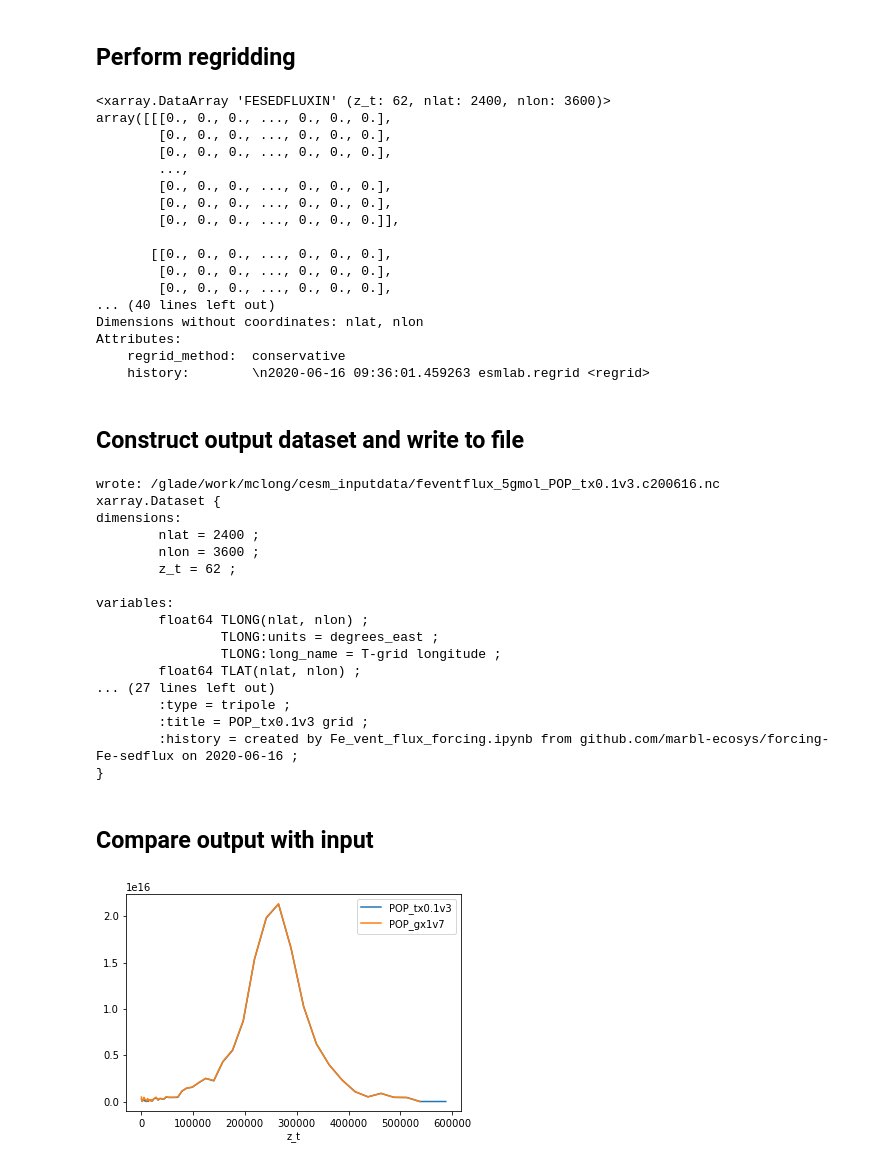
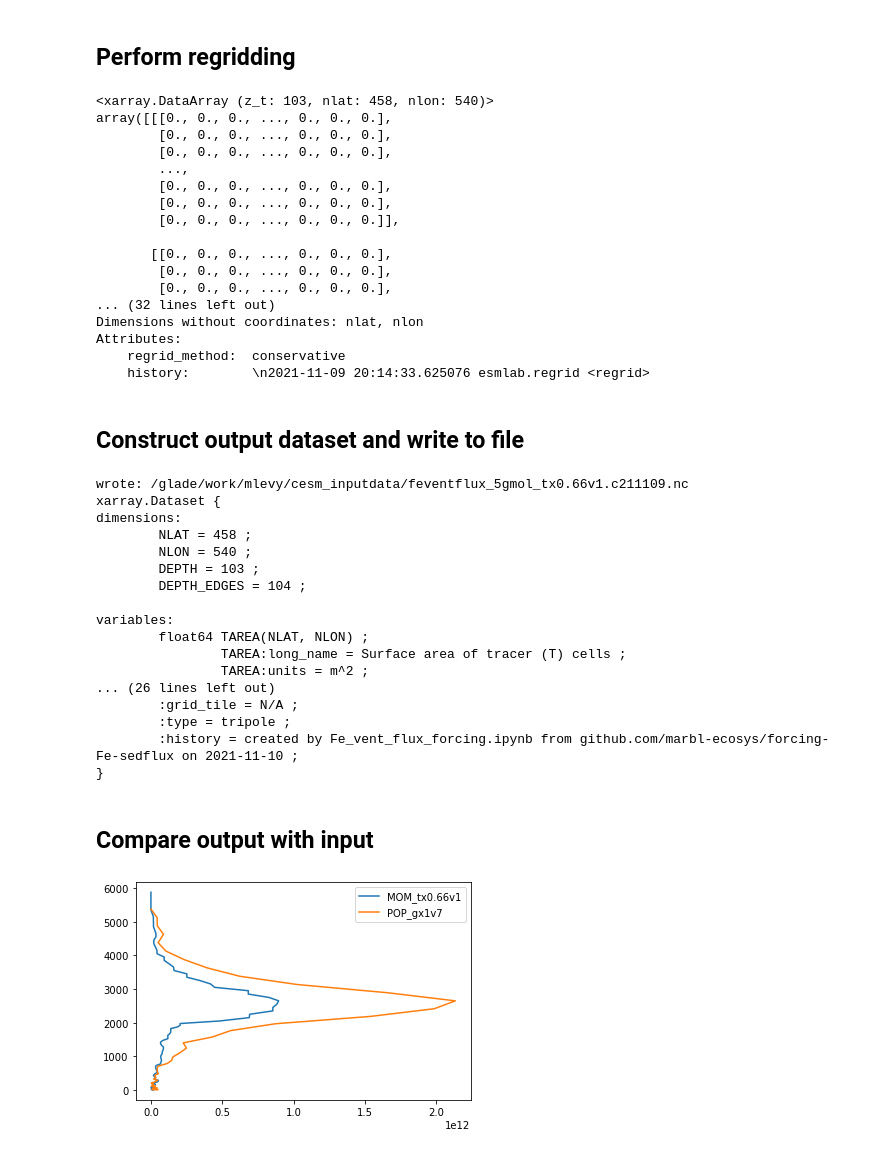
Before and after one commit to marbl-ecosys/forcing-Fe-sedflux, a Jupyter notebook: notebooks/Fe_vent_flux_forcing.ipynb, the cells around one changed output. Saved outputs shown, nothing was run; the diff lists cells and outputs as text; code cells hidden in the pictures.

```diff
--- a/notebooks/Fe_vent_flux_forcing.ipynb
+++ b/notebooks/Fe_vent_flux_forcing.ipynb
@@ -29,7 +27,8 @@ Cannot write to data cache '/glade/p/cesmdata/cseg'. Will not be able to downloa
 # %%
 feventflux_file = f'{util.inputdata}/ocn/pop/gx1v7/forcing/feventflux_gx1v6_5gmol_cesm1_97_2017.nc'
 src_grid = 'POP_gx1v7'
-dst_grid = 'POP_tx0.1v3'
+# dst_grid = 'POP_tx0.1v3'
+dst_grid = 'MOM_tx0.66v1'
 # %% [markdown]
 ## Read the input file
 
@@ -90,10 +93,13 @@ da_dst_lateral = regrid_operator(
         apply_mask=True
     )
 
-da_dst = util.remap_z_t(da_dst_lateral, src_grid, dst_grid).fillna(0.)
+try:
+    da_dst = util.remap_z_t(da_dst_lateral, src_grid, dst_grid).fillna(0.)
+except:
+    da_dst = util.reintegrate_z_t_to_MOM(da_dst_lateral, src_grid).fillna(0.)
 da_dst
 # %% [output]
-<xarray.DataArray 'FESEDFLUXIN' (z_t: 62, nlat: 2400, nlon: 3600)>
+<xarray.DataArray (z_t: 103, nlat: 458, nlon: 540)>
 array([[[0., 0., 0., ..., 0., 0., 0.],
         [0., 0., 0., ..., 0., 0., 0.],
         [0., 0., 0., ..., 0., 0., 0.],
@@ -105,32 +111,46 @@ array([[[0., 0., 0., ..., 0., 0., 0.],
        [[0., 0., 0., ..., 0., 0., 0.],
         [0., 0., 0., ..., 0., 0., 0.],
         [0., 0., 0., ..., 0., 0., 0.],
-... (40 lines left out)
+... (32 lines left out)
 Dimensions without coordinates: nlat, nlon
 Attributes:
     regrid_method:  conservative
-    history:        \n2020-06-16 09:36:01.459263 esmlab.regrid <regrid>
+    history:        \n2021-11-09 20:14:33.625076 esmlab.regrid <regrid>
 # %% [markdown]
 ## Construct output dataset and write to file
 # %%
-ds_dst = pop_tools.get_grid(dst_grid)[['TLONG', 'TLAT', 'TAREA', 'KMT', 'z_t']]
+try:
+    ds_dst = pop_tools.get_grid(dst_grid)[['TLONG', 'TLAT', 'TAREA', 'KMT', 'z_t']]
+except:
+    ds_dst = util.get_MOM_grid(dst_grid)
 ds_dst['FESEDFLUXIN'] = da_dst #.astype(np.single)
 ds_dst.FESEDFLUXIN.encoding = {'_FillValue': None, 'dtype': np.single}
 ds_dst.FESEDFLUXIN.attrs['units'] = 'micromol/m^2/d'
 ds_dst.FESEDFLUXIN.attrs['long_name'] = 'Fe geothermal vent flux'
 
-for v in ['TAREA', 'TLONG', 'TLAT', 'KMT', 'z_t']:
-    ds_dst.encoding['_FillValue'] = None
-
+# Rename variables, unit conversion
+ds_dst['TAREA'] = ds_dst['TAREA']/1e4
+ds_dst['TAREA'].attrs['units'] = 'm^2'
+ds_dst['TAREA'].encoding['_FillValue'] = None
+ds_dst['z_t'] = ds_dst['z_t']/100.
+ds_dst['z_t'].attrs['units'] = 'm'
+ds_dst['z_t'].encoding['_FillValue'] = None
+ds_dst = ds_dst.rename({'z_t': 'DEPTH', 'nlat': 'NLAT', 'nlon': 'NLON'})
+ds_dst['DEPTH_EDGES'] = xr.DataArray(util.get_WOA_zt_and_zw()[1]/100, dims='DEPTH_EDGES')
+ds_dst['DEPTH_EDGES'].attrs['units'] = 'm'
+ds_dst['DEPTH_EDGES'].encoding['_FillValue'] = None
+ds_dst['DEPTH'].attrs['edges'] = 'DEPTH_EDGES'
 
 assert ~np.isnan(ds_dst.FESEDFLUXIN.values).any()
 
+# Apply mask where KMT = 0
+# ds_dst['FESEDFLUXIN'] = ds_dst['FESEDFLUXIN'].where(ds_dst.KMT > 0)
 
 datestamp = datetime.now(timezone.utc).strftime("%Y-%m-%d")
 ds_dst.attrs['history'] = f'created by {id_string} on {datestamp}'
 
 datestamp = date.today().strftime("%y%m%d")
-file_out = f'{util.dirout}/feventflux_5gmol_{dst_grid}.c{datestamp}.nc'
+file_out = f'{util.dirout}/feventflux_5gmol_{dst_grid[4:]}.c{datestamp}.nc'
 
 ds_dst.to_netcdf(file_out)
 util.ncks_fl_fmt64bit(file_out)
@@ -139,32 +159,36 @@ print(f'wrote: {file_out}')
 
 ds_dst.info()
 # %% [output]
-wrote: /glade/work/mclong/cesm_inputdata/feventflux_5gmol_POP_tx0.1v3.c200616.nc
+wrote: /glade/work/mlevy/cesm_inputdata/feventflux_5gmol_tx0.66v1.c211109.nc
 xarray.Dataset {
 dimensions:
-        nlat = 2400 ;
-        nlon = 3600 ;
-        z_t = 62 ;
+        NLAT = 458 ;
+        NLON = 540 ;
+        DEPTH = 103 ;
+        DEPTH_EDGES = 104 ;
 
 variables:
-        float64 TLONG(nlat, nlon) ;
-                TLONG:units = degrees_east ;
-                TLONG:long_name = T-grid longitude ;
-        float64 TLAT(nlat, nlon) ;
-... (27 lines left out)
+        float64 TAREA(NLAT, NLON) ;
+                TAREA:long_name = Surface area of tracer (T) cells ;
+                TAREA:units = m^2 ;
+... (26 lines left out)
+        :grid_tile = N/A ;
         :type = tripole ;
-        :title = POP_tx0.1v3 grid ;
-        :history = created by Fe_vent_flux_forcing.ipynb from github.com/marbl-ecosys/forcing-Fe-sedflux on 2020-06-16 ;
+        :history = created by Fe_vent_flux_forcing.ipynb from github.com/marbl-ecosys/forcing-Fe-sedflux on 2021-11-10 ;
 }
 # %% [markdown]
 ## Compare output with input
 # %%
-with xr.set_options(keep_attrs=True):
-    (ds_dst.FESEDFLUXIN * ds_dst.TAREA).sum(['nlat', 'nlon']).plot(label=dst_grid)
-    (ds_src.FESEDFLUXIN * ds_src.TAREA).sum(['nlat', 'nlon']).plot(label=src_grid)
+# with xr.set_options(keep_attrs=True):
+#     (ds_dst.FESEDFLUXIN * ds_dst.TAREA).sum(['NLAT', 'NLON']).plot(label=dst_grid)
+#     (ds_src.FESEDFLUXIN * ds_src.TAREA).sum(['nlat', 'nlon']).plot(label=src_grid)
+# plt.legend();
+
+plt.plot((ds_dst.FESEDFLUXIN * ds_dst.TAREA).sum(['NLAT', 'NLON']), ds_dst.DEPTH, label=dst_grid)
+plt.plot((ds_src.FESEDFLUXIN * ds_src.TAREA/1e4).sum(['nlat', 'nlon']), ds_src.z_t/100, label=src_grid)
 plt.legend();
 # %% [output]
-[figure, old version]
+[figure, new version]
 # %%
 plt.figure()
 ds_src.FESEDFLUXIN.sum('z_t').where(ds_src.KMT > 0).plot(vmin=0, vmax=4)
```
Also changed, not shown: parts of 8 cells of this notebook, 5 other files.
